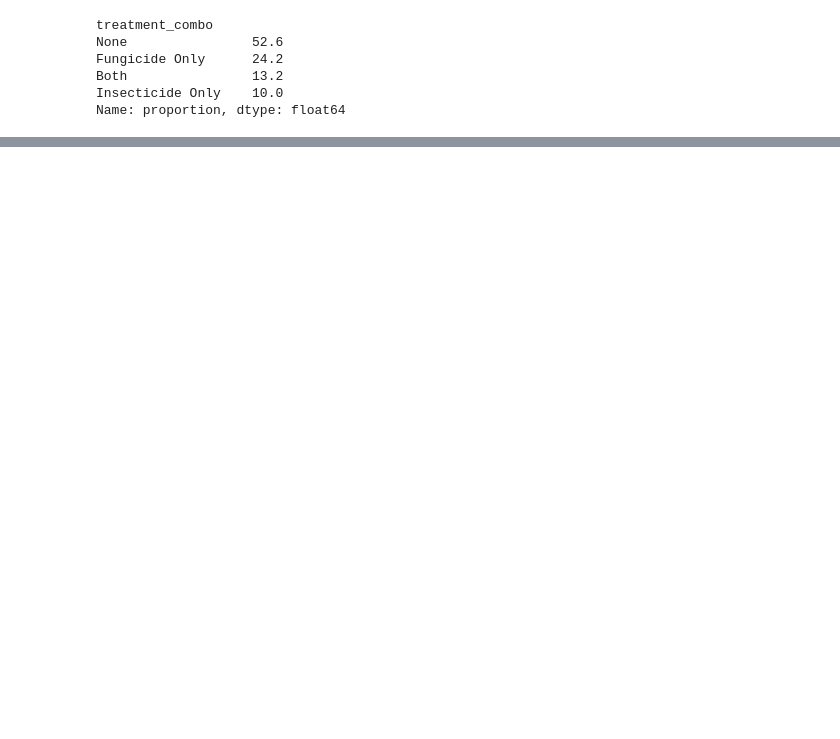
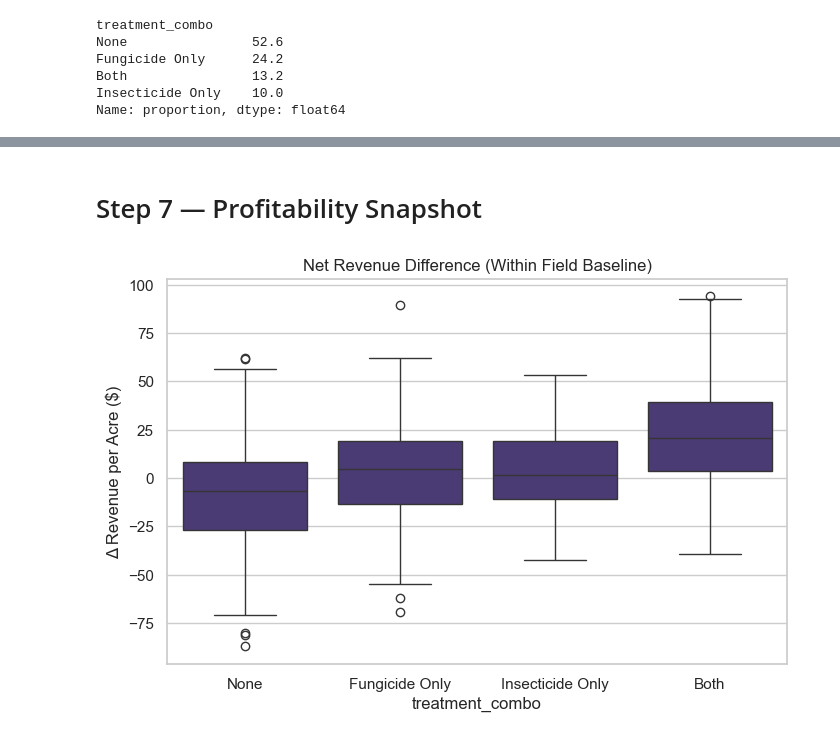
Before and after one commit to jwalluww/Portfolio_Projects, a Jupyter notebook: Quick_Hits/WIP_Farming_Dataset.ipynb, the cells around one changed output, grey strips where cells are left out. Cells and saved outputs as stored; diff of their text form; code cells hidden in the pictures; blank space fills up the shorter version.

```diff
--- a/Quick_Hits/WIP_Farming_Dataset.ipynb
+++ b/Quick_Hits/WIP_Farming_Dataset.ipynb
@@ -133,0 +243,13 @@ Name: proportion, dtype: float64
+# %% [markdown]
+# Step 7 — Profitability Snapshot
+# %%
+# Compute net revenue difference
+df["treatment_net_effect"] = df["observed_revenue_per_ac"] - df.groupby("field_id")["observed_revenue_per_ac"].transform("mean")
+
+plt.figure(figsize=(8,5))
+sns.boxplot(df, x="treatment_combo", y="treatment_net_effect")
+plt.title("Net Revenue Difference (Within Field Baseline)")
+plt.ylabel("Δ Revenue per Acre ($)")
+plt.show()
+# %% [output]
+[figure, added]
```
Also changed, not shown: parts of 27 cells of this notebook.
